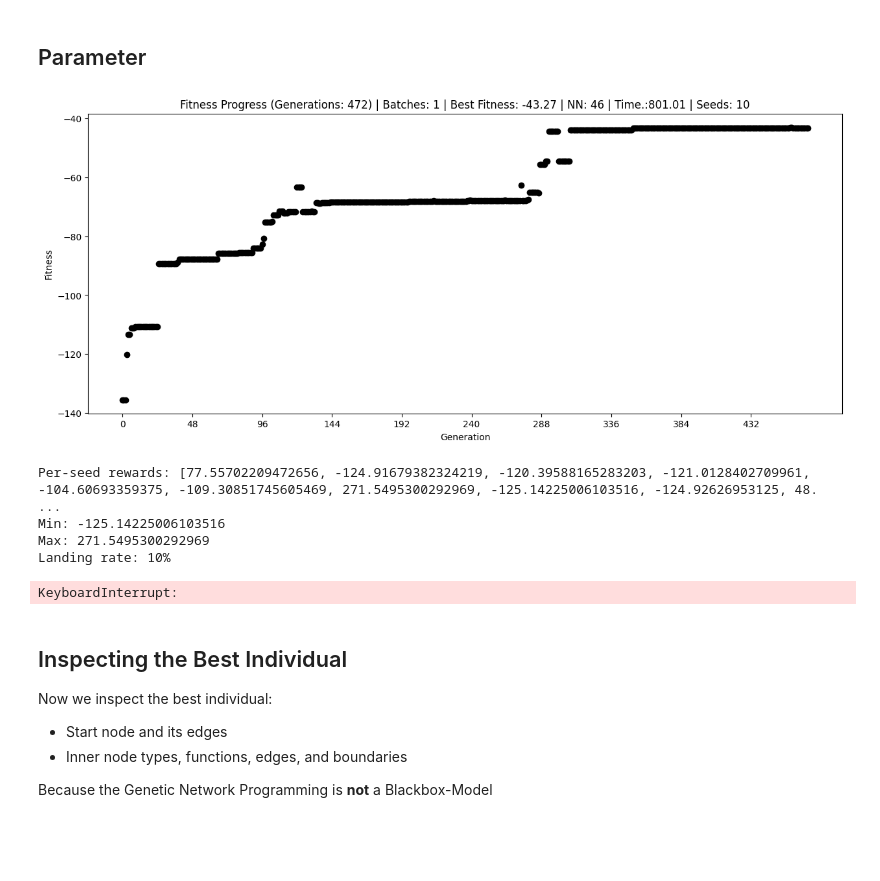
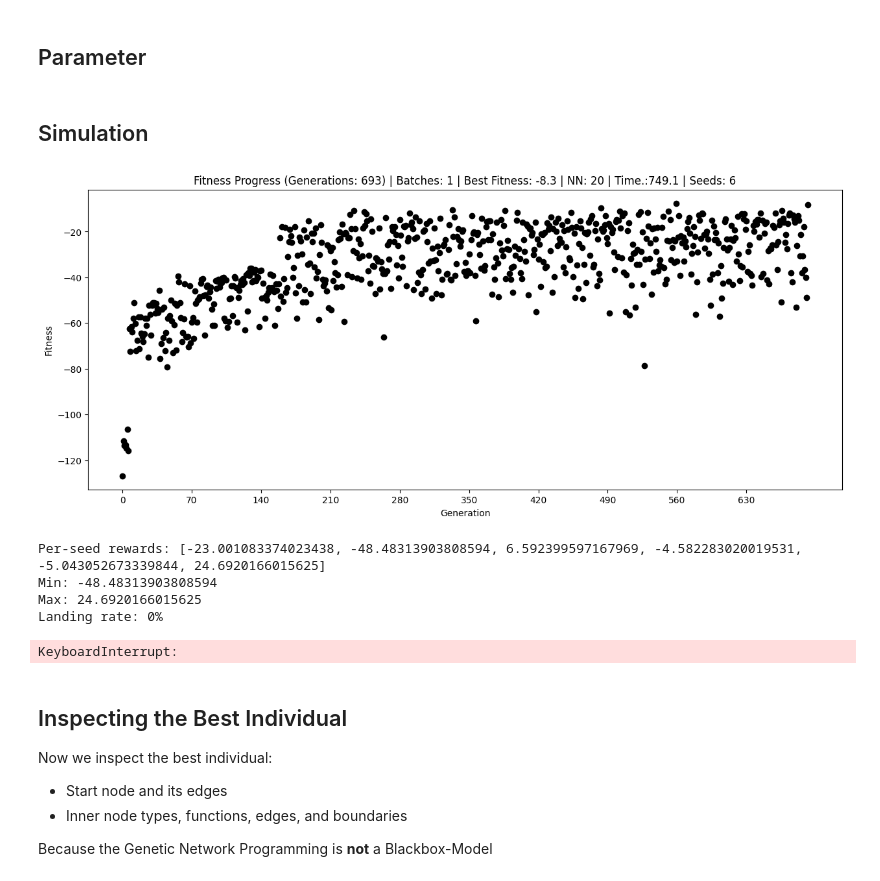
Before and after one commit to FabianKoehnke/fracnetics, a Jupyter notebook: examples/lunarlander.ipynb, the cells around one changed output. Saved outputs shown, nothing was run; the diff lists cells and outputs as text; code cells hidden in the pictures; blank space fills up the shorter version.

```diff
--- a/examples/lunarlander.ipynb
+++ b/examples/lunarlander.ipynb
@@ -85,7 +85,7 @@ seed=5
 pop = fn.Population(
     seed=seed,
     ni=50,       # number of individuals
-    jn=2,         # judgment nodes
+    jn=1,         # judgment nodes
     jnf=8,        # judgment node functions
     pn=2,         # processing nodes
     pnf=4,        # processing node functions
@@ -209,16 +219,21 @@ import random
 random.seed(42)
 
 batches = 1
-maxSeeds = 10
-ema = 10
+maxSeeds = 5
+ema = 5
+poolSize = 5
+pool = [random.randint(1, 10_000) for _ in range(poolSize)]
 fitnessProgess = []
 maxFitness = 0
 g = 0
 nSameFitness = 0
 nBatches = 0
 start = time.perf_counter()
-seeds = [i for i in range(maxSeeds)]
+seeds = [random.randint(1, 10_000) for _ in range(maxSeeds)]
+ancor = copy.deepcopy(seeds)
 worstFitness = -1000
+# %% [markdown]
+## Simulation
 # %%
 # Training environment
 env = gym.make("LunarLander-v3", continuous=False, gravity=-10.0,
@@ -241,39 +256,47 @@ for g in range(2000):
 
     # 3. Pareto Tournament Selection
     #pop.paretoTournamentSelection(N=2, E_reward=2, E_landing=2)
-    pop.tournamentSelection(N=4, E=6)
+    pop.tournamentSelection(N=2, E=2)
 
     #maxFitness = statistics.mean(pop.individuals[pop.indicesElite[0]].fitnessValues)
+    if g > 0:
+        fitnessBefore = maxFitness
+    else:
+        fitnessBefore = 0
+
     maxFitness = pop.individuals[pop.indicesElite[0]].fitness
     fitnessProgess.append(maxFitness)
     # Add/Delete nodes
-    pop.callAddDelNodes(minFeatures, maxFeatures, 0.5)
+    pop.callAddDelNodes(minFeatures, maxFeatures, 0.5, True)
 
     # Crossover (recombination)
-    pop.crossover(probability = 1, type = "randomWidth")
-
-    checkNetworkIDs(pop)
+    pop.crossover(
+        probability = 0.2,
+        type = "randomWidth",
+        traversalNeighbor = True,
+        lowerBoundTraversalCounter = 0.99,
+        upperBoundTraversalCounter = 1.01
+    )
 
     pop.callEdgeMutation(
         probInnerNodes = 0.1, # probability of changing an edge of jn or pn
         probStartNode = 0.1,  # probability of changing an edge of the start node
         justUsedNodes = True,
-        k = 4
+        k = 3
         )
 
     #pop.callBoundaryMutationFractal(0.02, minFeatures, maxFeatures) # NOTE: overwrites boundaries
     pop.callBoundaryMutationNormal(
-        probability = 0.05,
-        sigma = 0.1,
+        probability = 0.04,
+        sigma = 0.05,
         justUsedNodes = True
         )
     pop.callBoundaryMutationUniform(
-        probability = 0.03,
+        probability = 0.04,
         justUsedNodes = True
         )
 
     # Plot fitness progression
-    g += 1
 
     plt.figure(figsize=(15, 6))
     #for genIdx, genFit in enumerate(fitnessProgess):
@@ -282,41 +305,55 @@ for g in range(2000):
         #if genIdx >= 1:
         #    plt.scatter([genIdx] * len(pop.individuals[pop.indicesElite[0]].fitnessValues), genFit[-1], color='black')
     #plt.boxplot(fitnessProgess, whis=2, sym=".")
 
-    plt.title(f"Fitness Progress (Generations: {g}) | Batches: {nBatches+1} | Best Fitness: {round(maxFitness,2)} | NN: {len(pop.individuals[pop.indicesElite[0]].innerNodes)} | Time.:{round(time.perf_counter()-start,2)} | Seeds: {len(seeds)}")
+    plt.title(f"Fitness Progress (Generations: {g+1}) | Batches: {nBatches+1} | Best Fitness: {round(maxFitness,2)} | NN: {len(pop.individuals[pop.indicesElite[0]].innerNodes)} | Time.:{round(time.perf_counter()-start,2)} | Seeds: {len(seeds)}")
     plt.xlabel("Generation")
     plt.ylabel("Fitness")
     ticks = range(0,len(fitnessProgess), math.ceil(len(fitnessProgess)/10))
     plt.xticks(ticks,labels = ticks)
     clear_output(wait=True)
     plt.show()
 
     best = pop.individuals[pop.indicesElite[0]]
     print("Per-seed rewards:", best.fitnessValues)
     print("Min:", min(best.fitnessValues))
     print("Max:", max(best.fitnessValues))
     landings = sum(1 for r in best.lastStepRewards if r >= 100)
     landing_rate = landings / len(best.lastStepRewards)
     print(f"Landing rate: {landing_rate:.0%}")
     gc.collect()
     plt.close('all')
 
     #if fitnessProgess[-1] > 200 and landing_rate > 0.85:
     #if g % 500 == 0:
         #start = seeds[-1] + 1
         #seeds.extend(range(start, start + 3))
 
-    #if g % 200 == 0:
+    if fitnessBefore == maxFitness:
+        counterSameFitness += 1
+    else:
+        counterSameFitness = 0
+
+    #if sum(1 for v in best.fitnessValues if v > 150) / len(seeds) >= 0.8:
         # rolling seeds
-        #seeds.pop(0)
+        #indexBestSeed = best.fitnessValues.index(max(best.fitnessValues))
+        #seeds.pop(indexBestSeed)
         #new_seed = random.randint(0, 1000000)
         #seeds.append(new_seed)
+
+    newSeeds = [random.randint(1, 10_000) for _ in range(1)]
+    seeds = []
+    seeds.extend(ancor)
+    seeds.extend(newSeeds)
+
+    #if g % 100 == 0:
+    #    renderVideos(1,pop,g)
 # %% [output]
-[figure, old version]
+[figure, new version]
-Per-seed rewards: [77.55702209472656, -124.91679382324219, -120.39588165283203, -121.0128402709961, -104.60693359375, -109.30851745605469, 271.5495300292969, -125.14225006103516, -124.92626953125, 48. ...
-Min: -125.14225006103516
-Max: 271.5495300292969
-Landing rate: 10%
+Per-seed rewards: [-23.001083374023438, -48.48313903808594, 6.592399597167969, -4.582283020019531, -5.043052673339844, 24.6920166015625]
+Min: -48.48313903808594
+Max: 24.6920166015625
+Landing rate: 0%
 KeyboardInterrupt:
 # %% [markdown]
 ## Inspecting the Best Individual
```
Also changed, not shown: parts of 7 cells of this notebook.
